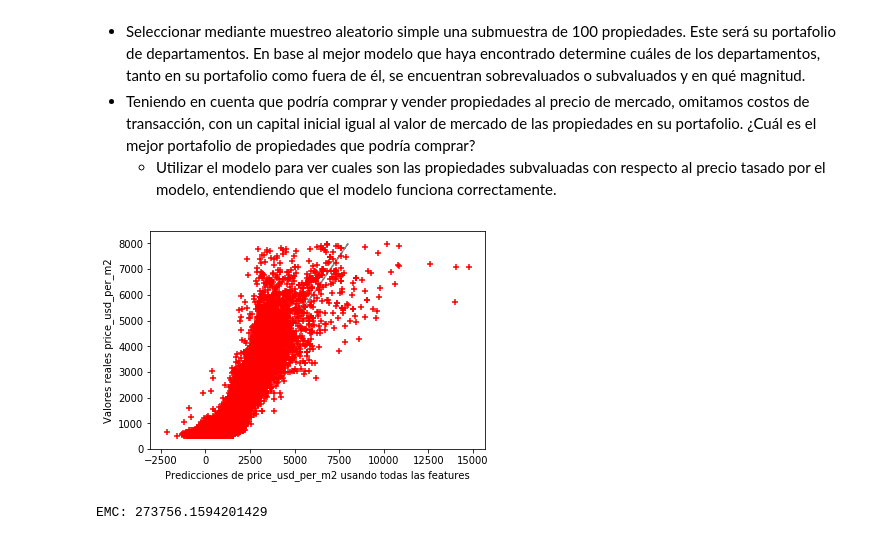
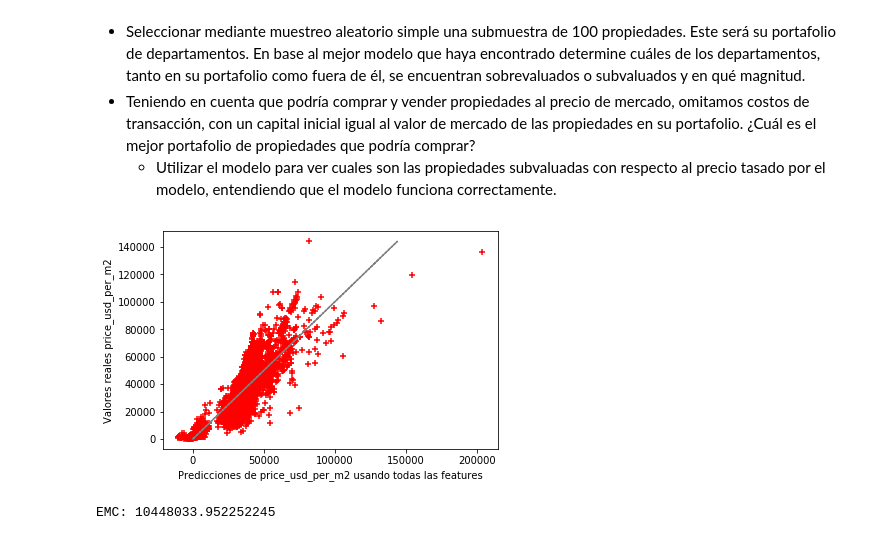
Before and after one commit to Villamaru/stunning-octo-waffle, a Jupyter notebook: 3-Tasado_lineal.ipynb, the cells around one changed output. Cells and saved outputs as stored; diff of their text form; code cells hidden in the pictures.

```diff
--- a/3-Tasado_lineal.ipynb
+++ b/3-Tasado_lineal.ipynb
@@ -28,8 +31,8 @@ properati = pd.read_csv("properati_Tasado_Lineal.csv")
 # %%
 #Test de tasado lineal.
 properati.shape
-Target = properati[["price_usd_per_m2"]]
-Features = properati.drop(columns=["price_usd_per_m2","Unnamed: 0","description","title"])
+Target = properati[["price_per_m2"]]
+Features = properati.drop(columns=["price_per_m2","Unnamed: 0","description","title"])
 # %%
 # Generamos una función que resume los coeficientes, el intercepto y el R2.
 # "model" = objeto con el modelo.
@@ -42,20 +45,23 @@ def sum_mod(model, X):
 # %%
 lm = linear_model.LinearRegression()
 
 X = Features
-y = Target[["price_usd_per_m2"]]
+y = Target
 
 model = lm.fit(X, y)
 predictions = model.predict(X)
 
 # Graficamos el modelo.
-plt.plot(y,y, '-.',c='grey')
+
 plt.scatter(predictions, y, s=30, c='r', marker='+', zorder=10)
+
 plt.xlabel("Predicciones de price_usd_per_m2 usando todas las features")
 plt.ylabel("Valores reales price_usd_per_m2")
+plt.plot(y,y, '-.',c='grey',zorder=11)
 plt.show()
+
 print ("EMC:", mean_squared_error(y, predictions))
 prevMSE = mean_squared_error(y, predictions)
 # %% [output]
-[figure, old version]
+[figure, new version]
-EMC: 273756.1594201429
+EMC: 10448033.952252245
```
Also changed, not shown: parts of 19 cells of this notebook, 1 other file.
